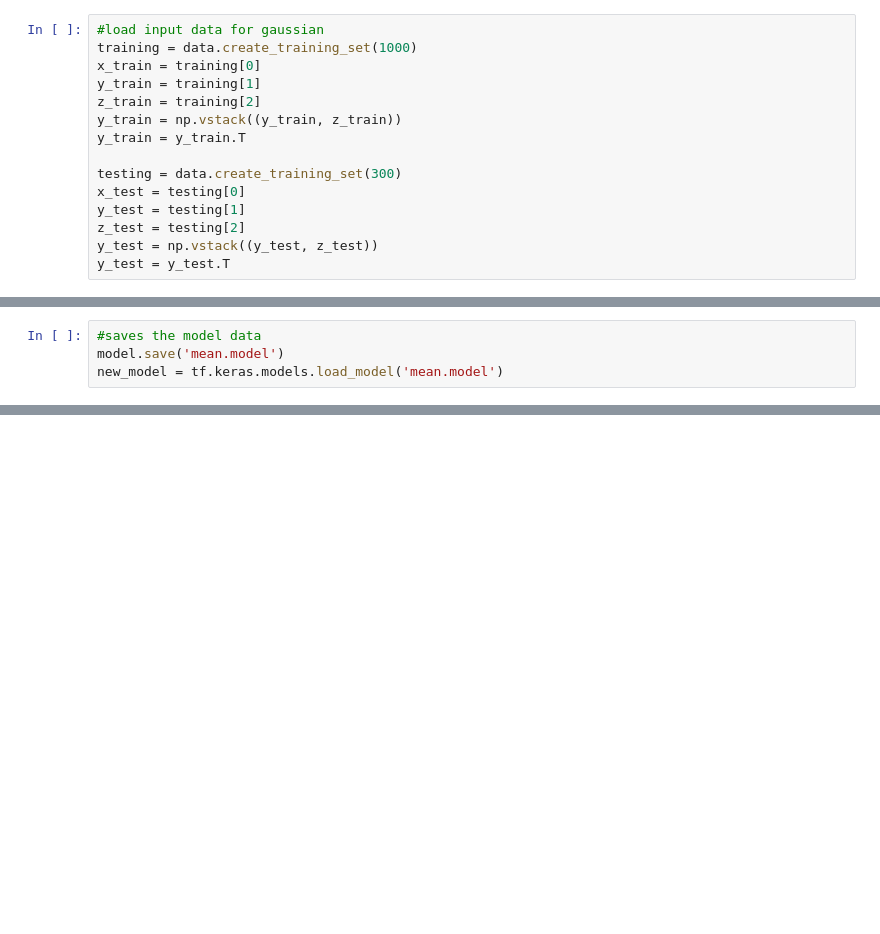
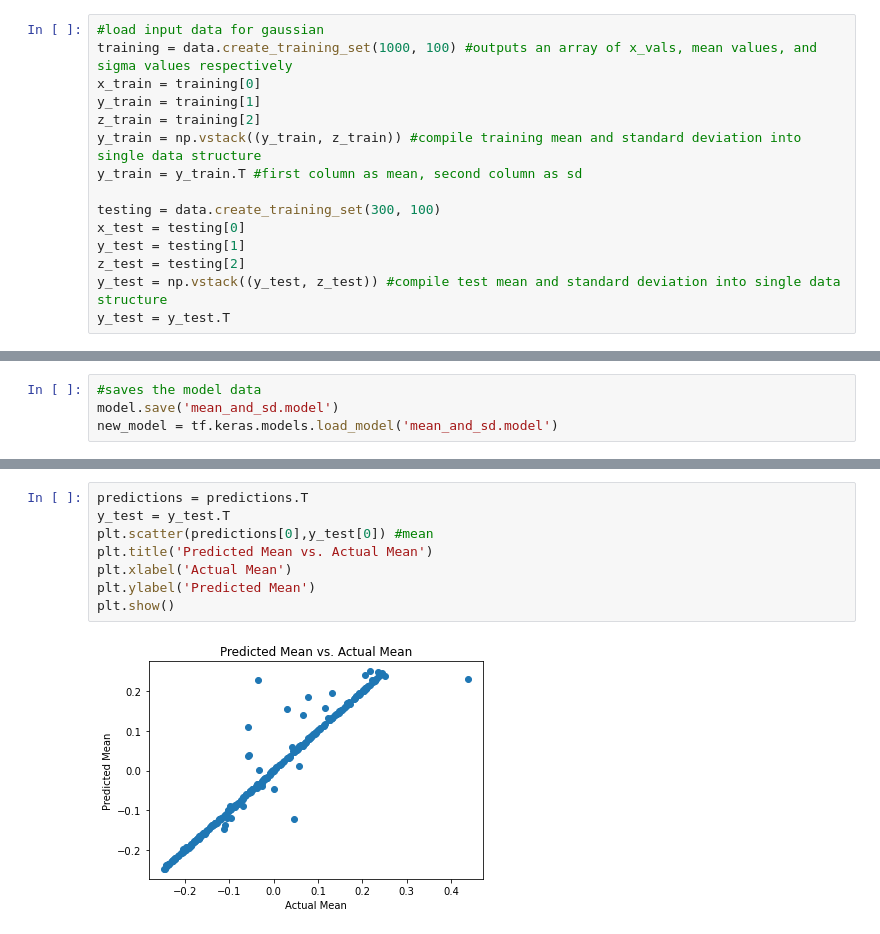
Before and after one commit to esuit24/Research2021, a Jupyter notebook: Neural_Network_Mean_Standard_Deviation.ipynb, the cells around one changed output, grey strips where cells are left out. Cells and saved outputs as stored; diff of their text form; blank space fills up the shorter version.

```diff
--- a/Neural_Network_Mean_Standard_Deviation.ipynb
+++ b/Neural_Network_Mean_Standard_Deviation.ipynb
@@ -7,15 +8,15 @@ import Set_Gaussian_Data as data
 # %%
 #load input data for gaussian
-training = data.create_training_set(1000)
+training = data.create_training_set(1000, 100) #outputs an array of x_vals, mean values, and sigma values respectively
 x_train = training[0]
 y_train = training[1]
 z_train = training[2]
-y_train = np.vstack((y_train, z_train))
-y_train = y_train.T
+y_train = np.vstack((y_train, z_train)) #compile training mean and standard deviation into single data structure
+y_train = y_train.T #first column as mean, second column as sd
 
-testing = data.create_training_set(300)
+testing = data.create_training_set(300, 100)
 x_test = testing[0]
 y_test = testing[1]
 z_test = testing[2]
-y_test = np.vstack((y_test, z_test))
+y_test = np.vstack((y_test, z_test)) #compile test mean and standard deviation into single data structure
 y_test = y_test.T
@@ -68,7 +70,7 @@ print(val_loss, val_acc)
 # %%
 #saves the model data
-model.save('mean.model')
-new_model = tf.keras.models.load_model('mean.model')
+model.save('mean_and_sd.model')
+new_model = tf.keras.models.load_model('mean_and_sd.model')
 # %% [output]
 WARNING:tensorflow:From /Users/elliesuit/opt/anaconda3/envs/tensorflow/lib/python3.7/site-packages/tensorflow_core/python/ops/resource_variable_ops.py:1781: calling BaseResourceVariable.__init__ (from ...
 Instructions for updating:
@@ -91,0 +103,10 @@ print(predictions[125])
+# %%
+predictions = predictions.T
+y_test = y_test.T
+plt.scatter(predictions[0],y_test[0]) #mean
+plt.title('Predicted Mean vs. Actual Mean')
+plt.xlabel('Actual Mean')
+plt.ylabel('Predicted Mean')
+plt.show()
+# %% [output]
+[figure, added]
```
Also changed, not shown: parts of 10 cells of this notebook, 18 other files.
